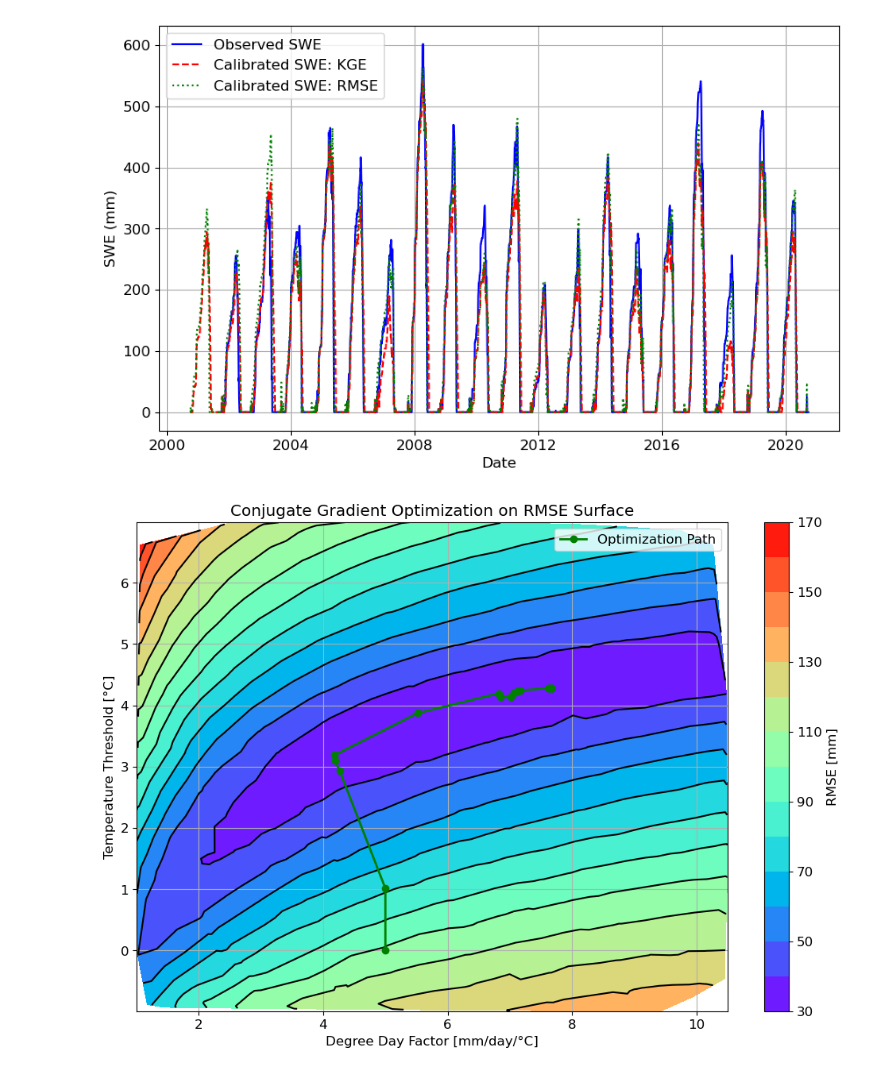
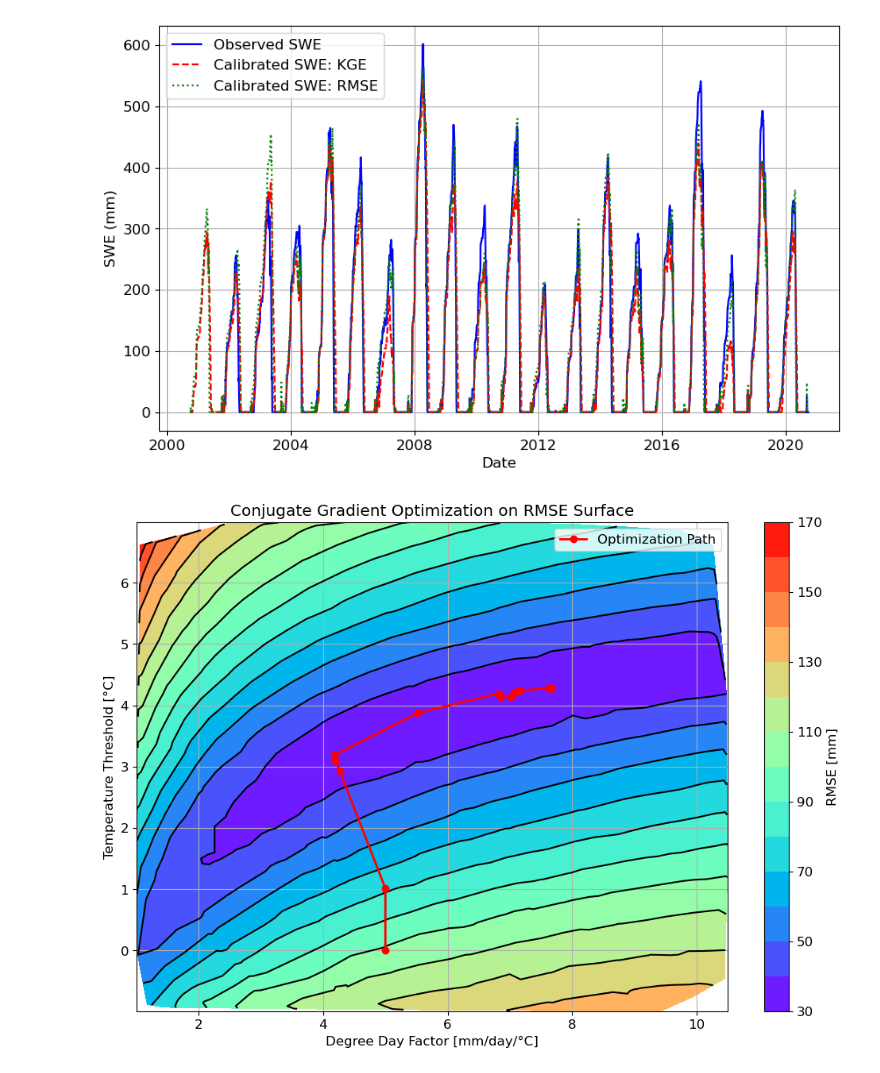
Before and after one commit to LejoFlores/Earth-and-Environmental-Systems-Modeling, a Jupyter notebook: mod08_Model-Calibration/mod08-Snow17-optimization.ipynb, the cells around one changed output. Drawn from its saved outputs; the diff is of its cells as text; code cells hidden in the pictures.

Commit message:
edit plotting colors

```diff
--- a/mod08_Model-Calibration/mod08-Snow17-optimization.ipynb
+++ b/mod08_Model-Calibration/mod08-Snow17-optimization.ipynb
@@ -316,32 +317,32 @@ cbar.set_label('RMSE [mm]')
 
 # Add labels
 plt.xlabel('Degree Day Factor [mm/day/°C]')
 plt.ylabel('Temperature Threshold [°C]')
 plt.grid('on')
 ax.set_title('Conjugate Gradient Optimization on RMSE Surface')
 
 intermediate_guesses_rmse = np.vstack((initial_guess, intermediate_guesses_rmse))
 
 # Plot the optimization path as an animation
-line, = ax.plot([], [], 'g-o', label='Optimization Path', lw=2)
+line, = ax.plot([], [], '-o', color='red', label='Optimization Path', lw=2)
 ax.legend()
 
 # Initialize the animation
 def init():
     line.set_data([], [])
     return line,
 
 # Update function for each frame
 def update(frame):
     # Plot the path up to the current frame
     line.set_data(intermediate_guesses_rmse[:frame+1, 0], intermediate_guesses_rmse[:frame+1, 1])
     return line,
 
 # Create the animation
 ani = FuncAnimation(fig, update, frames=len(intermediate_guesses_rmse), init_func=init, blit=True, interval=500)
 
 # Save or display the animation
 ani.save('downhill_simplex_rmse_optimization.gif', writer='pillow', fps=2)  # Save as GIF
 plt.show()
 # %% [output]
-[figure, old version]
+[figure, new version]
```
Also changed, not shown: parts of 2 cells of this notebook, 2 other files.
